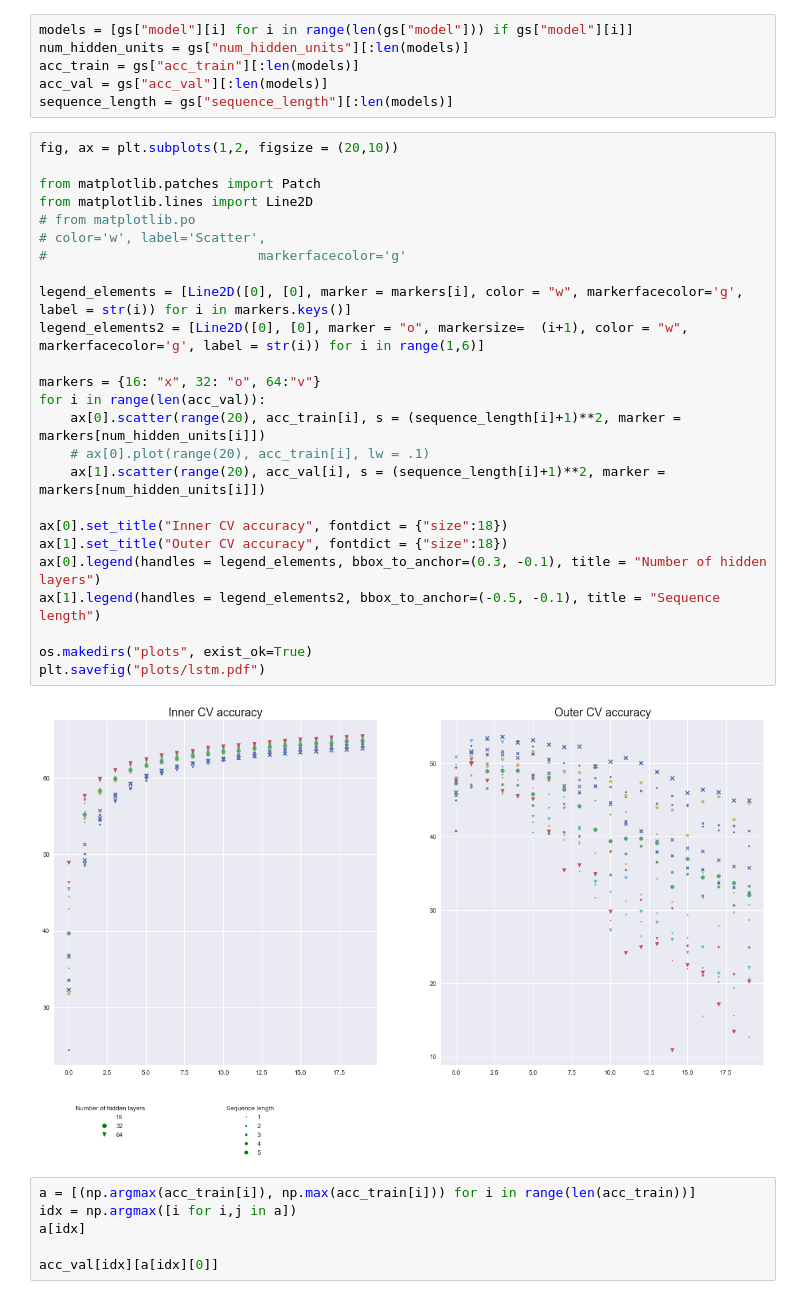
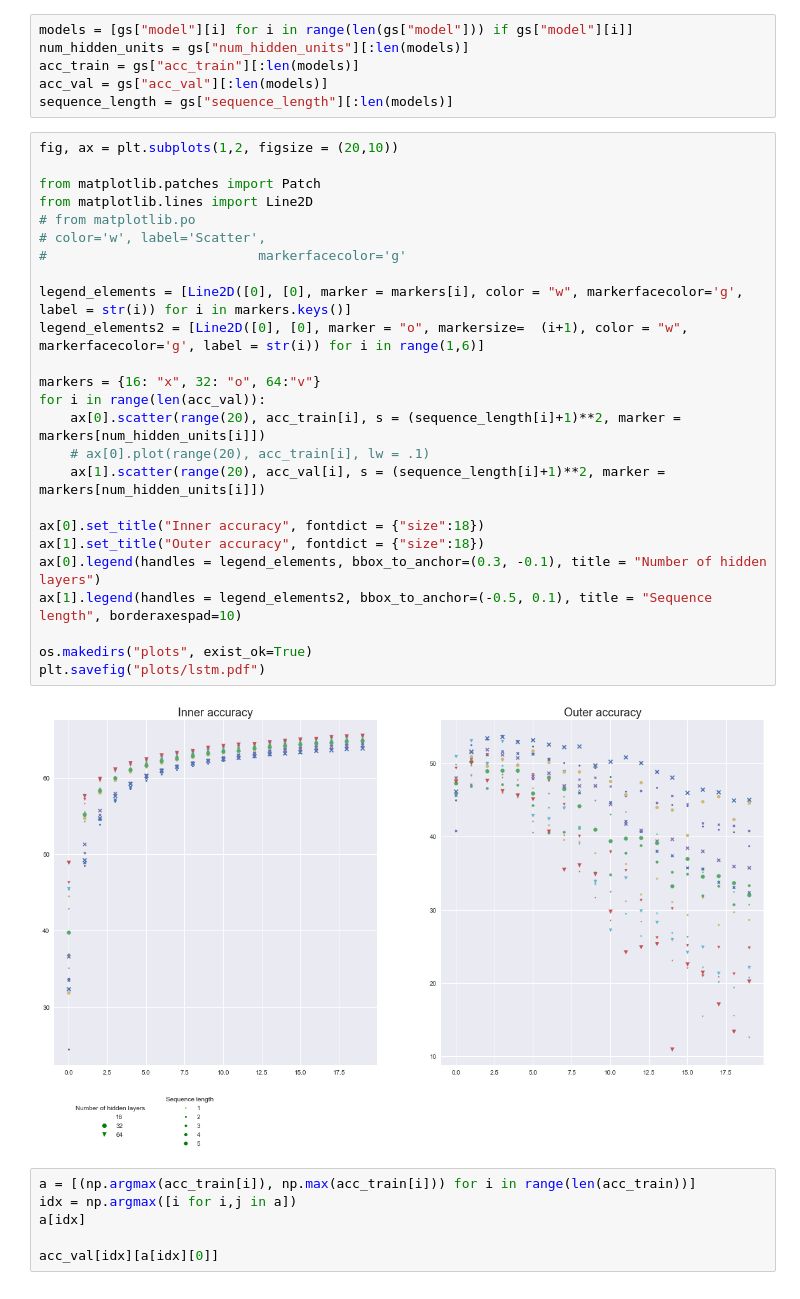
Before and after one commit to s183920/02582_Computational_Data_Analysis, a Jupyter notebook: Case1/hpc_models.ipynb, the cells around one changed output. Drawn from its saved outputs; the diff is of its cells as text.

Commit message:
lstm plot

```diff
--- a/Case1/hpc_models.ipynb
+++ b/Case1/hpc_models.ipynb
@@ -249,30 +249,30 @@ sequence_length = gs["sequence_length"][:len(models)]
 # %%
 fig, ax = plt.subplots(1,2, figsize = (20,10))
 
 from matplotlib.patches import Patch
 from matplotlib.lines import Line2D
 # from matplotlib.po
 # color='w', label='Scatter',
 #                           markerfacecolor='g'
 
 legend_elements = [Line2D([0], [0], marker = markers[i], color = "w", markerfacecolor='g', label = str(i)) for i in markers.keys()]
 legend_elements2 = [Line2D([0], [0], marker = "o", markersize=  (i+1), color = "w", markerfacecolor='g', label = str(i)) for i in range(1,6)]
 
 markers = {16: "x", 32: "o", 64:"v"}
 for i in range(len(acc_val)):
     ax[0].scatter(range(20), acc_train[i], s = (sequence_length[i]+1)**2, marker = markers[num_hidden_units[i]])
     # ax[0].plot(range(20), acc_train[i], lw = .1)
     ax[1].scatter(range(20), acc_val[i], s = (sequence_length[i]+1)**2, marker = markers[num_hidden_units[i]])
 
-ax[0].set_title("Inner CV accuracy", fontdict = {"size":18})
-ax[1].set_title("Outer CV accuracy", fontdict = {"size":18})
+ax[0].set_title("Inner accuracy", fontdict = {"size":18})
+ax[1].set_title("Outer accuracy", fontdict = {"size":18})
 ax[0].legend(handles = legend_elements, bbox_to_anchor=(0.3, -0.1), title = "Number of hidden layers")
-ax[1].legend(handles = legend_elements2, bbox_to_anchor=(-0.5, -0.1), title = "Sequence length")
+ax[1].legend(handles = legend_elements2, bbox_to_anchor=(-0.5, 0.1), title = "Sequence length", borderaxespad=10)
 
 os.makedirs("plots", exist_ok=True)
 plt.savefig("plots/lstm.pdf")
 # %% [output]
-[figure, old version]
+[figure, new version]
 # %%
 a = [(np.argmax(acc_train[i]), np.max(acc_train[i])) for i in range(len(acc_train))]
 idx = np.argmax([i for i,j in a])
```
Also changed, not shown: parts of 2 cells of this notebook, 1 other file.
